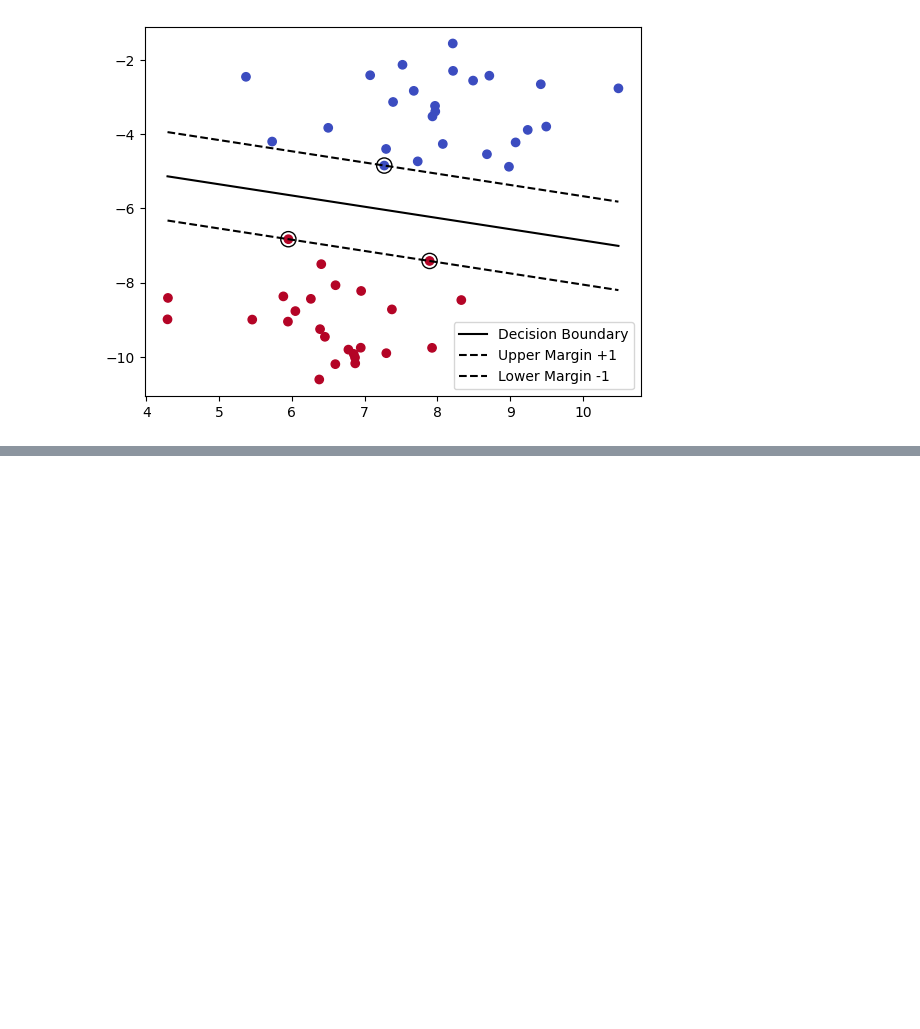
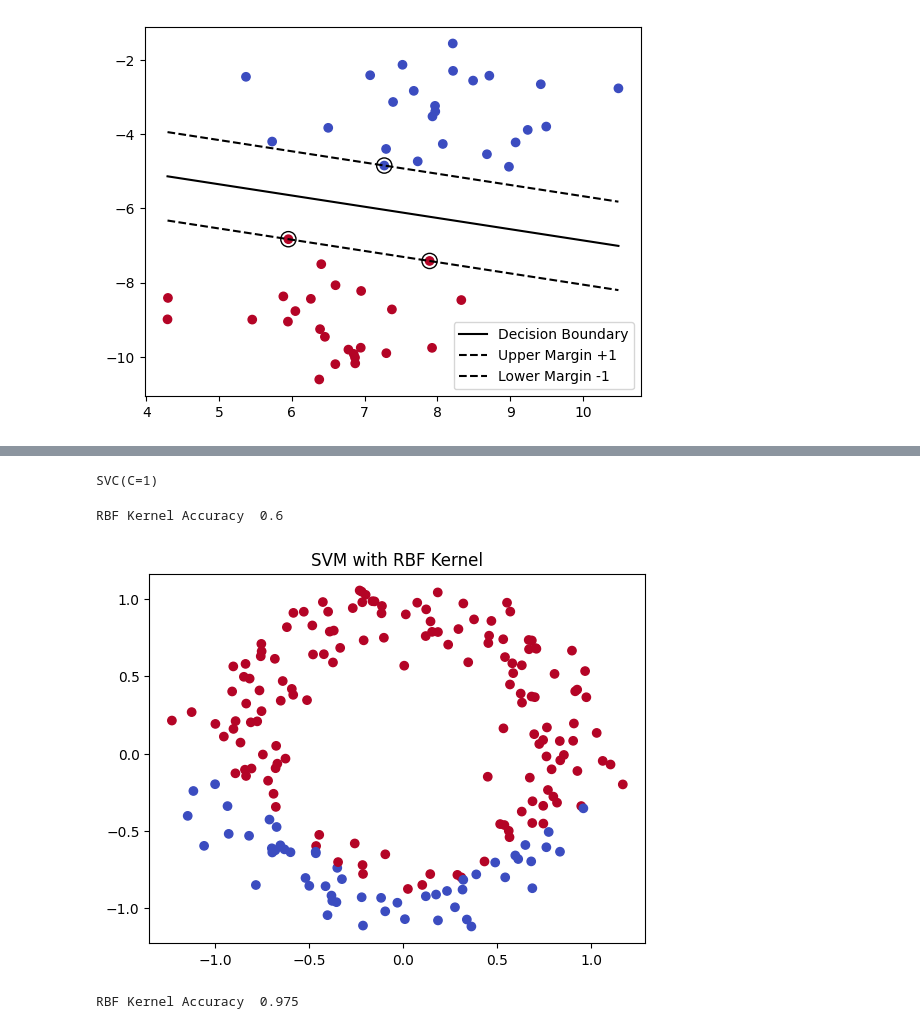
Before and after one commit to usaidahmed01/Machine-Learning, a Jupyter notebook: SVM.ipynb, the cells around one changed output, grey strips where cells are left out. Saved outputs shown, nothing was run; the diff lists cells and outputs as text; code cells hidden in the pictures; blank space fills up the shorter version.

Commit message:
SVM different Kernels

```diff
--- a/SVM.ipynb
+++ b/SVM.ipynb
@@ -67,0 +75,33 @@ Lower Margin w1x + w2y + b = -1 => y = (-w1x - b - 1) / w2
+# %%
+modelRBF = SVC(kernel = 'rbf' , C = 1)
+modelRBF.fit(X, y)
+# RBF=> Radial Basis Function
+# Automatically maps data into a higher dimensions where it becomes linear
+# like agar circular data hou or usko 2 groups mein separate karna hou tou rbf just increase the dimension but separate in a nice way
+
+# Theres also the kernel called Polynomial that just draw the curve
+
+# C = 1 normal , C = 0 freehand , C = 2 tightly
+# %% [output]
+SVC(C=1)
+# %%
+from sklearn.metrics import accuracy_score
+yr_pred = model.predict(X)
+print("RBF Kernel Accuracy ", accuracy_score(y , yr_pred))
+# %% [output]
+RBF Kernel Accuracy  0.6
+# %%
+plt.scatter(X[: , 0] , X[: , 1] , c = yr_pred , cmap = 'coolwarm')
+plt.title("SVM with RBF Kernel")
+plt.show()
+# %% [output]
+[figure, added]
+# %%
+from sklearn.datasets import make_moons
+Xr , yr = make_moons(n_samples=200 , noise = 0.1 , random_state= 0)
+model = SVC(kernel = 'rbf' , gamma = 0.5)
+model.fit(Xr , yr)
+yrr_pred = model.predict(Xr)
+print("RBF Kernel Accuracy ", accuracy_score(yr , yrr_pred))
+# %% [output]
+RBF Kernel Accuracy  0.975
```
Also changed, not shown: parts of 7 cells of this notebook.
